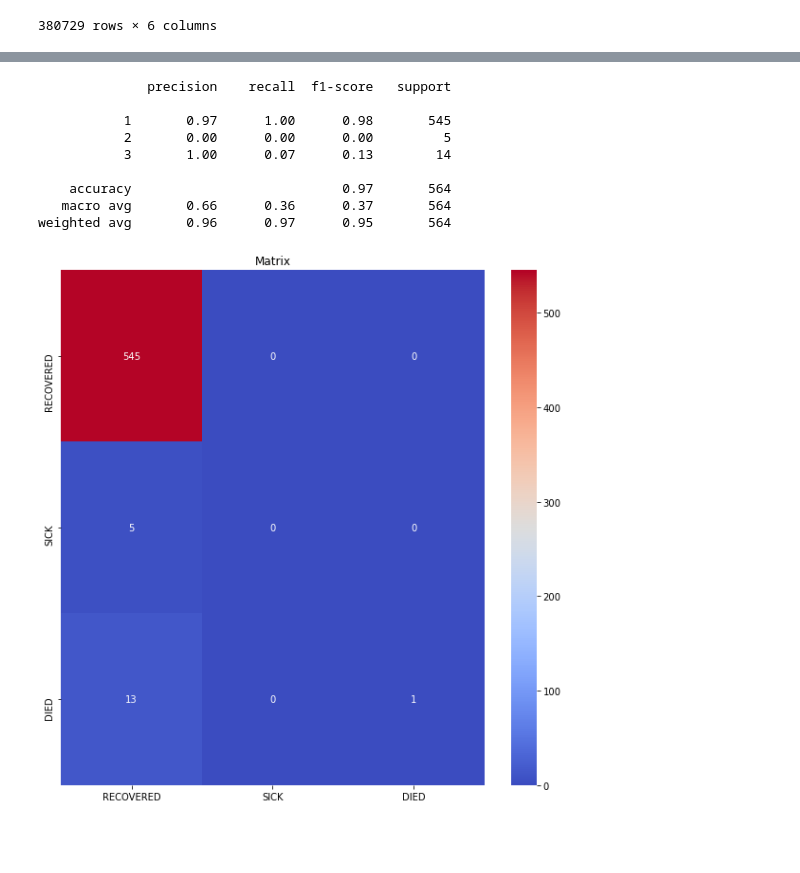
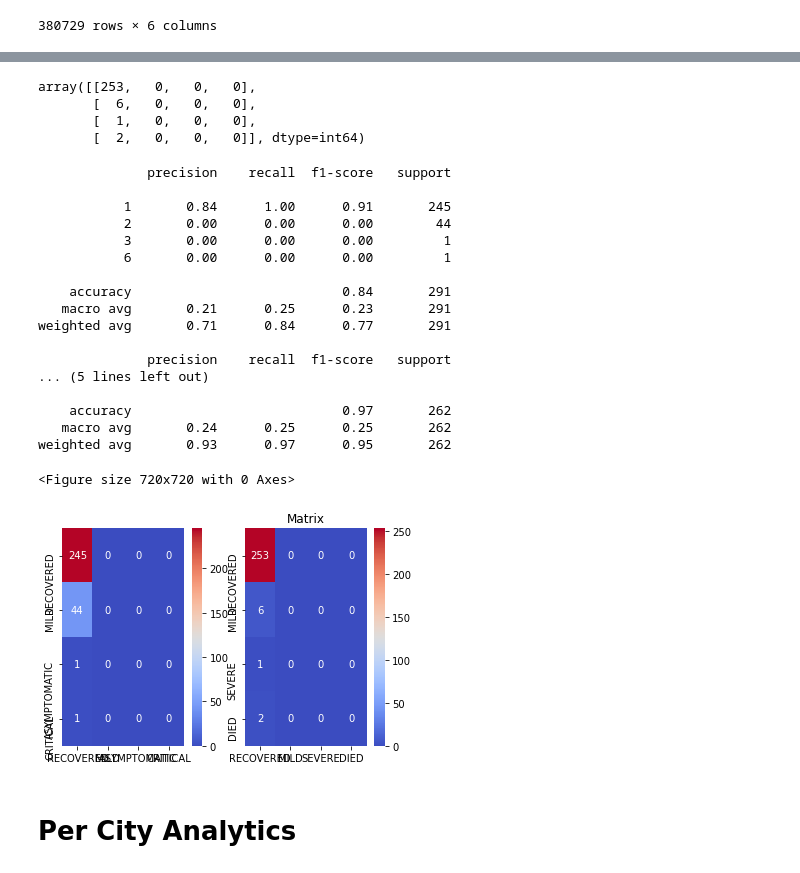
Before and after one commit to rjPajaro/COVID-Mining, a Jupyter notebook: Data-Mining-Project.ipynb, the cells around one changed output, grey strips where cells are left out. Saved outputs shown, nothing was run; the diff lists cells and outputs as text; code cells hidden in the pictures; blank space fills up the shorter version.

Commit message:
per city prediction

```diff
--- a/Data-Mining-Project.ipynb
+++ b/Data-Mining-Project.ipynb
@@ -293,9 +298,12 @@ c1y = c1['HealthStatus'] #patient is recovered, sick, or dead
 # %%
 clf = LogisticRegression()
 # %%
-c1x_train, c1x_test, c1y_train, c1y_test = train_test_split(c1x, c1y, test_size = 0.2) #
-c1x_train, c1x_test, c1y_train, c1y_test = train_test_split(c1x, c1y, test_size = 0.2) #Makati
+c1x_train, c1x_test, c1y_train, c1y_test = train_test_split(c1x, c1y, test_size = 0.2) #City 1
+c2x_train, c2x_test, c2y_train, c2y_test = train_test_split(c2x, c2y, test_size = 0.2) #Makati
 # %%
-clf1 = clf.fit(c1x_train,c1y_train)
+clf1 = clf.fit(c1x_train,c1y_train) #modeling
+clf2 = clf.fit(c2x_train,c2y_train)
 # %%
-y_pred = clf.predict(x_test) #if |age = 84, dead
+c1_pred = clf1.predict(c1x_test) #if |age = 84, dead
+c2_pred = clf2.predict(c2x_test)
+c1_pred
@@ -309,30 +325,56 @@ array([[545,   0,   0],
-# %%
-print(classification_report(y_test,y_pred))
-# %% [output]
-              precision    recall  f1-score   support
-
-           1       0.97      1.00      0.98       545
-           2       0.00      0.00      0.00         5
-           3       1.00      0.07      0.13        14
-
-    accuracy                           0.97       564
-   macro avg       0.66      0.36      0.37       564
-weighted avg       0.96      0.97      0.95       564
+# %%
+mc1 = metrics.confusion_matrix(c1y_test, c1_pred)
+mc2 = metrics.confusion_matrix(c2y_test, c2_pred)
+mc2
+# %% [output]
+array([[253,   0,   0,   0],
+       [  6,   0,   0,   0],
+       [  1,   0,   0,   0],
+       [  2,   0,   0,   0]], dtype=int64)
+# %%
+print(classification_report(c1y_test,c1_pred))
+print(classification_report(c2y_test,c2_pred))
+# %% [output]
+              precision    recall  f1-score   support
+
+           1       0.84      1.00      0.91       245
+           2       0.00      0.00      0.00        44
+           3       0.00      0.00      0.00         1
+           6       0.00      0.00      0.00         1
+
+    accuracy                           0.84       291
+   macro avg       0.21      0.25      0.23       291
+weighted avg       0.71      0.84      0.77       291
+
+              precision    recall  f1-score   support
+... (5 lines left out)
+
+    accuracy                           0.97       262
+   macro avg       0.24      0.25      0.25       262
+weighted avg       0.93      0.97      0.95       262
 # %%
 import seaborn as sns
 # %%
 plt.figure(figsize=(10,10))
-ax = sns.heatmap(pd.DataFrame(matrix), annot=True, cmap="coolwarm",fmt='g')
-ax.xaxis.set_label_position("top")
+fig,ax = plt.subplots(1,2)
+hc1 = sns.heatmap(pd.DataFrame(mc1), annot=True, cmap="coolwarm",fmt='g',ax=ax[0])
+hc2 = sns.heatmap(pd.DataFrame(mc2), annot=True, cmap="coolwarm",fmt='g',ax=ax[1])
+hc1.xaxis.set_label_position("top")
+hc2.xaxis.set_label_position("top")
 
-xStats = c1['HealthStatus'].map({1:'RECOVERED',2:'SICK',3:'DIED'}).unique()
-yStats = c1['HealthStatus'].map({1:'RECOVERED',2:'SICK',3:'DIED'}).unique()
+hc1Stats = ['RECOVERED','MILD','ASYMPTOMATIC','CRITICAL','SEVERE','DIED']
+hc2Stats = ['RECOVERED','MILD','SEVERE','DIED']
 
-ax.set_xticklabels(xStats)
-ax.set_yticklabels(yStats)
+hc1.set_xticklabels(hc1Stats)
+hc1.set_yticklabels(hc1Stats)
+hc2.set_xticklabels(hc2Stats)
+hc2.set_yticklabels(hc2Stats)
 plt.title('Matrix')
-plt.show()
+fig.show()
 # %% [output]
+<Figure size 720x720 with 0 Axes>
-[figure, old version]
+[figure, new version]
+# %% [markdown]
+# Per City Analytics
 # %%
 plt.figure(figsize=(10,10))
```
Also changed, not shown: parts of 24 cells of this notebook.
